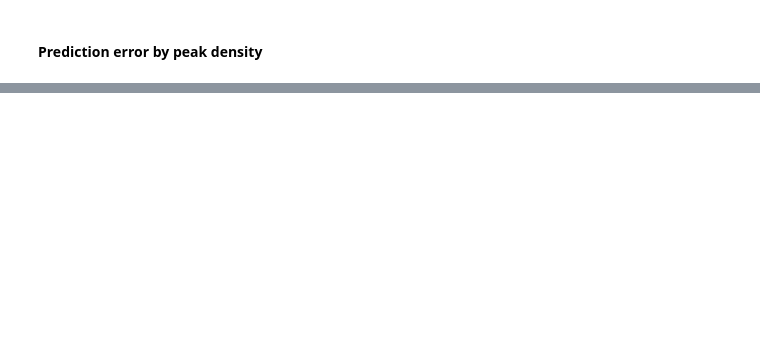
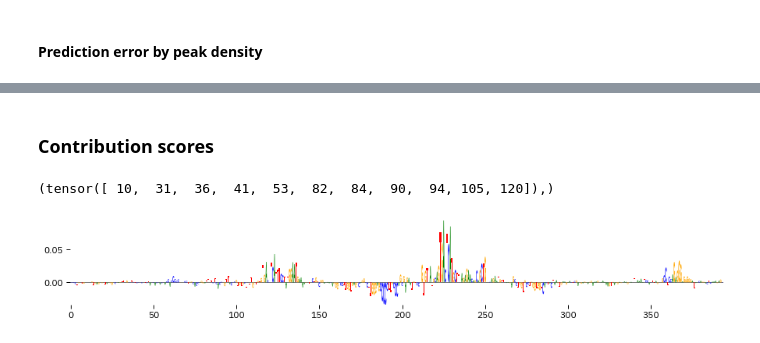
Before and after one commit to vierstralab/vinson, a Jupyter notebook: DHS_Quantitative_Model.ipynb, the cells around one changed output, grey strips where cells are left out. Saved outputs shown, nothing was run; the diff lists cells and outputs as text; code cells hidden in the pictures; blank space fills up the shorter version.

```diff
--- a/DHS_Quantitative_Model.ipynb
+++ b/DHS_Quantitative_Model.ipynb
@@ -216,0 +214,2 @@ Text(0.5, 1.0, 'Model prediction error by peak density')
+# %% [markdown]
+### Contribution scores
@@ -216,0 +219,33 @@ Text(0.5, 1.0, 'Model prediction error by peak density')
+# %%
+print(torch.where(y_ > 0.5))
+# %% [output]
+(tensor([ 10,  31,  36,  41,  53,  82,  84,  90,  94, 105, 120]),)
+# %%
+batch = next(iter(dataloader))
+
+X_seq, X_embed, indicator, density, read_depth, r = (
+    batch["seq"],
+    batch["embed"],
+    batch["indicator"],
+    batch["density"],
+    batch["read_depth"],
+    batch["r"],
+)
+
+i = 120
+
+# Run DeepLIFT/SHAP
+attributions = deep_lift_shap(
+    model,
+    X_seq[i:i+1],
+    args=(X_embed[i:i+1],),
+    device="cpu"
+)
+# %%
+from tangermeme.plot import plot_logo
+
+fig, ax = plt.subplots()
+plot_logo(attributions[0][:,475:-475], ax=ax)
+fig.set_size_inches(15, 2)
+# %% [output]
+[figure, added]
```
Also changed, not shown: parts of 9 cells of this notebook, 4 other files.
